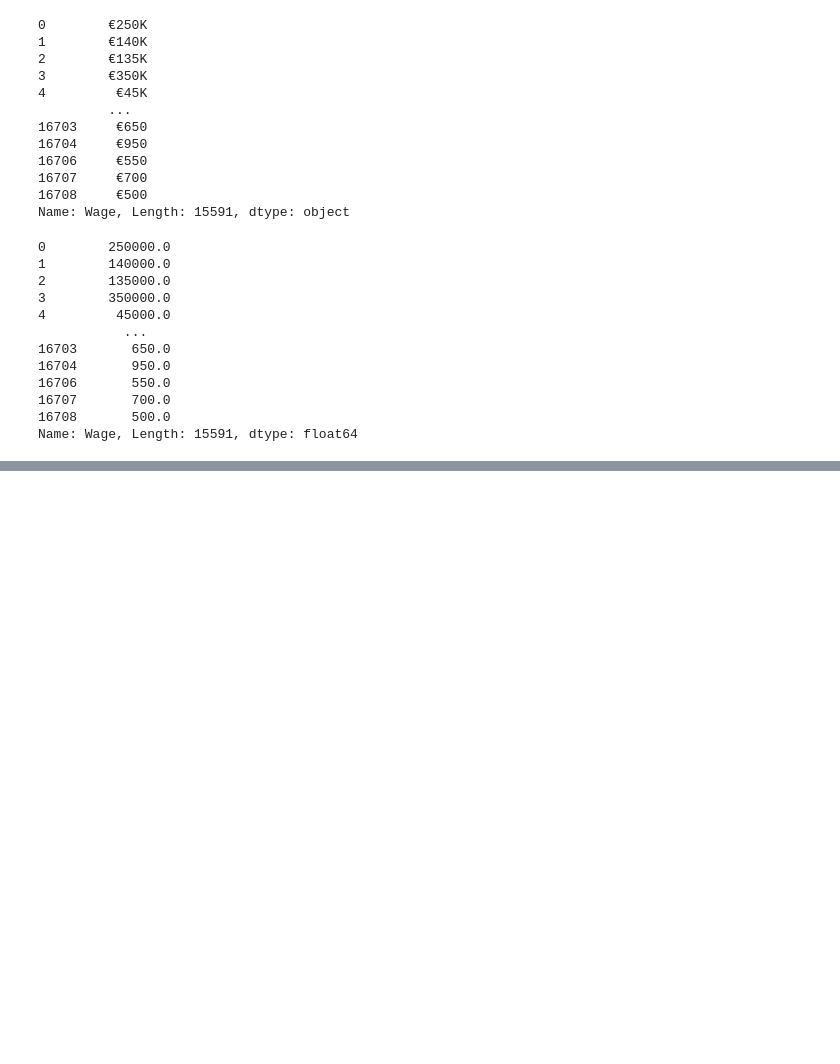
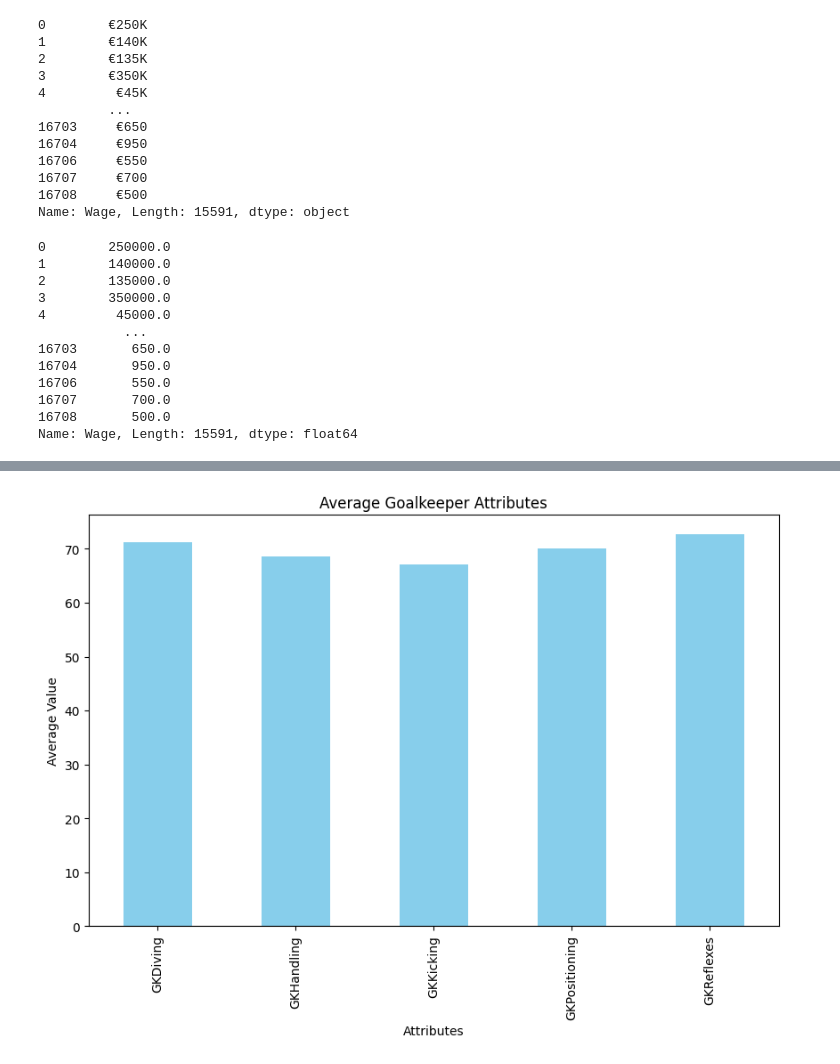
Before and after one commit to suhaib99/FIFA-Insights, a Jupyter notebook: EDA.ipynb, the cells around one changed output, grey strips where cells are left out. Saved outputs shown, nothing was run; the diff lists cells and outputs as text; code cells hidden in the pictures; blank space fills up the shorter version.

```diff
--- a/EDA.ipynb
+++ b/EDA.ipynb
@@ -186,0 +230,4 @@ Name: Wage, Length: 15591, dtype: float64
+# %%
+
+test_fifa['Position'] = test_fifa['Position'].str.split(">")
+test_fifa['Position'] = test_fifa['Position'].apply(lambda x:x[1])
@@ -186,0 +333,20 @@ Name: Wage, Length: 15591, dtype: float64
+# %%
+
+# GK specific attributes
+gk_attributes = ['GKDiving', 'GKHandling', 'GKKicking', 'GKPositioning', 'GKReflexes']
+
+# Create a dataframe for GK players with GK specific attributes.
+gkdata = test_fifa[test_fifa['Position'] == 'GK'][['Name', 'Age', 'Nationality', 'Overall', 'Potential', 'Club',
+'Value', 'Wage', 'Preferred Foot', 'Height', 'Weight'] + gk_attributes]
+
+# Create a test_fifaframe for non-GK players without GK specific attributes
+nongkdata = test_fifa[test_fifa['Position'] != 'GK'].drop(gk_attributes, axis=1)
+
+# Verify the separation
+print("GK specific data:")
+print(gkdata.head())
+
+print("\nNon-GK data:")
+print(nongkdata.head())
+
+nongkdata.info()
@@ -186,0 +371,18 @@ Name: Wage, Length: 15591, dtype: float64
+# %%
+import matplotlib.pyplot as plt
+
+# Assuming 'gkdata' is your DataFrame containing GK-specific attributes
+gk_attributes = ['GKDiving', 'GKHandling', 'GKKicking', 'GKPositioning', 'GKReflexes']
+
+# Calculate the mean value for each attribute
+attribute_means = gkdata[gk_attributes].mean()
+
+# Plotting
+plt.figure(figsize=(10, 6))
+attribute_means.plot(kind='bar', color='skyblue')
+plt.title('Average Goalkeeper Attributes')
+plt.xlabel('Attributes')
+plt.ylabel('Average Value')
+plt.show()
+# %% [output]
+[figure, added]
```
Also changed, not shown: parts of 19 cells of this notebook.
